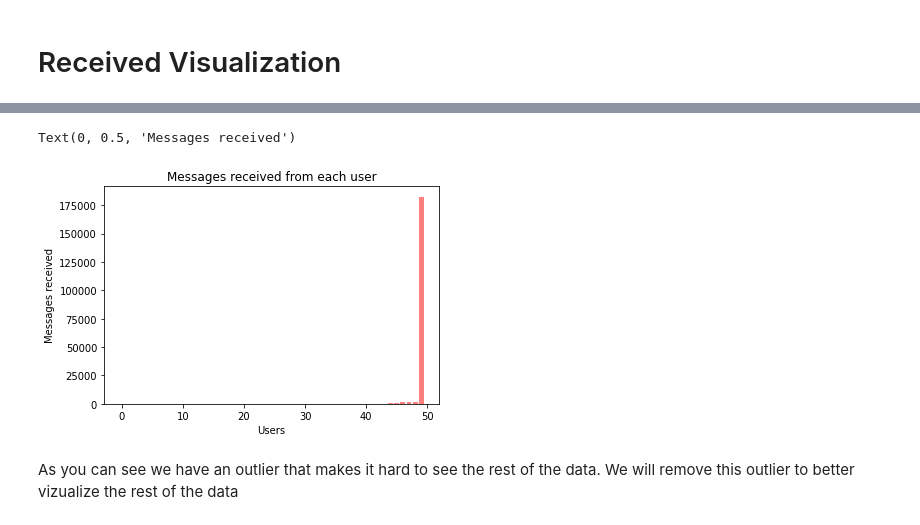
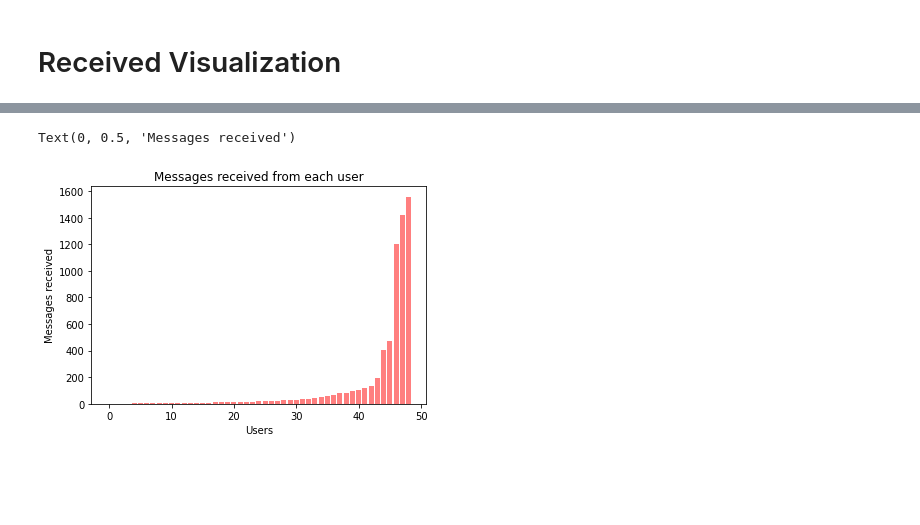
Before and after one commit to Xisurthros/SnapchatDataViz, a Jupyter notebook: Snapchat_Data_Viz.ipynb, the cells around one changed output, grey strips where cells are left out. Drawn from its saved outputs; the diff is of its cells as text; code cells hidden in the pictures; blank space fills up the shorter version.

Commit message:
finish received

```diff
--- a/Snapchat_Data_Viz.ipynb
+++ b/Snapchat_Data_Viz.ipynb
@@ -98,0 +127,3 @@ Name: From, dtype: int64
+# %%
+messageFrequencyCleaned = dfReceived['From'].loc[lambda x: x !='user12'].value_counts()
+print(messageFrequencyCleaned)
@@ -99,11 +148,8 @@ Name: From, dtype: int64
 # %%
-plt.bar(range(len(messageFrequency)), sorted(messageFrequency), color='red', alpha=0.5)
+plt.bar(range(len(messageFrequencyCleaned)), sorted(messageFrequencyCleaned), color='red', alpha=0.5)
 plt.title('Messages received from each user')
 plt.xlabel('Users')
 plt.ylabel('Messages received')
 # %% [output]
 Text(0, 0.5, 'Messages received')
-[figure, old version]
+[figure, new version]
-# %% [markdown]
-As you can see we have an outlier that makes it hard to see the rest of the data.
-We will remove this outlier to better vizualize the rest of the data
```
Also changed, not shown: parts of 5 cells of this notebook.
